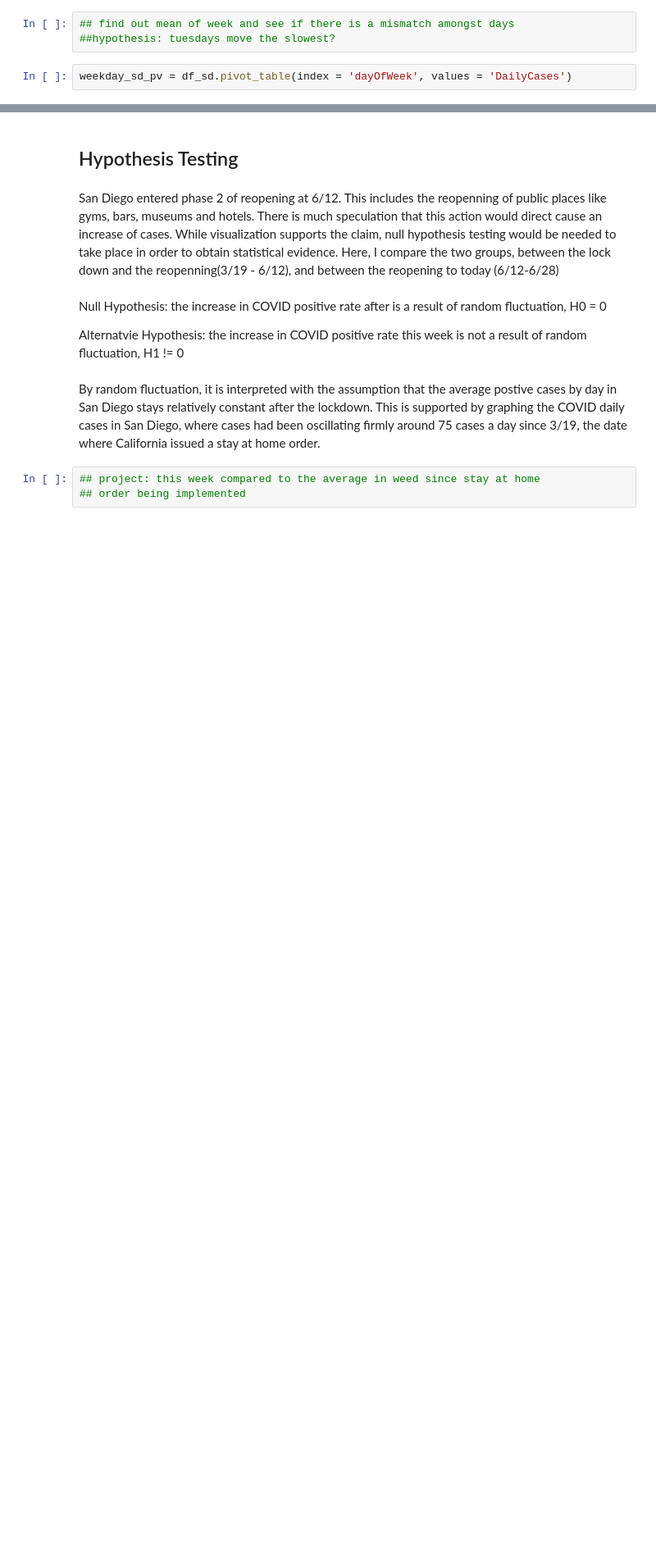
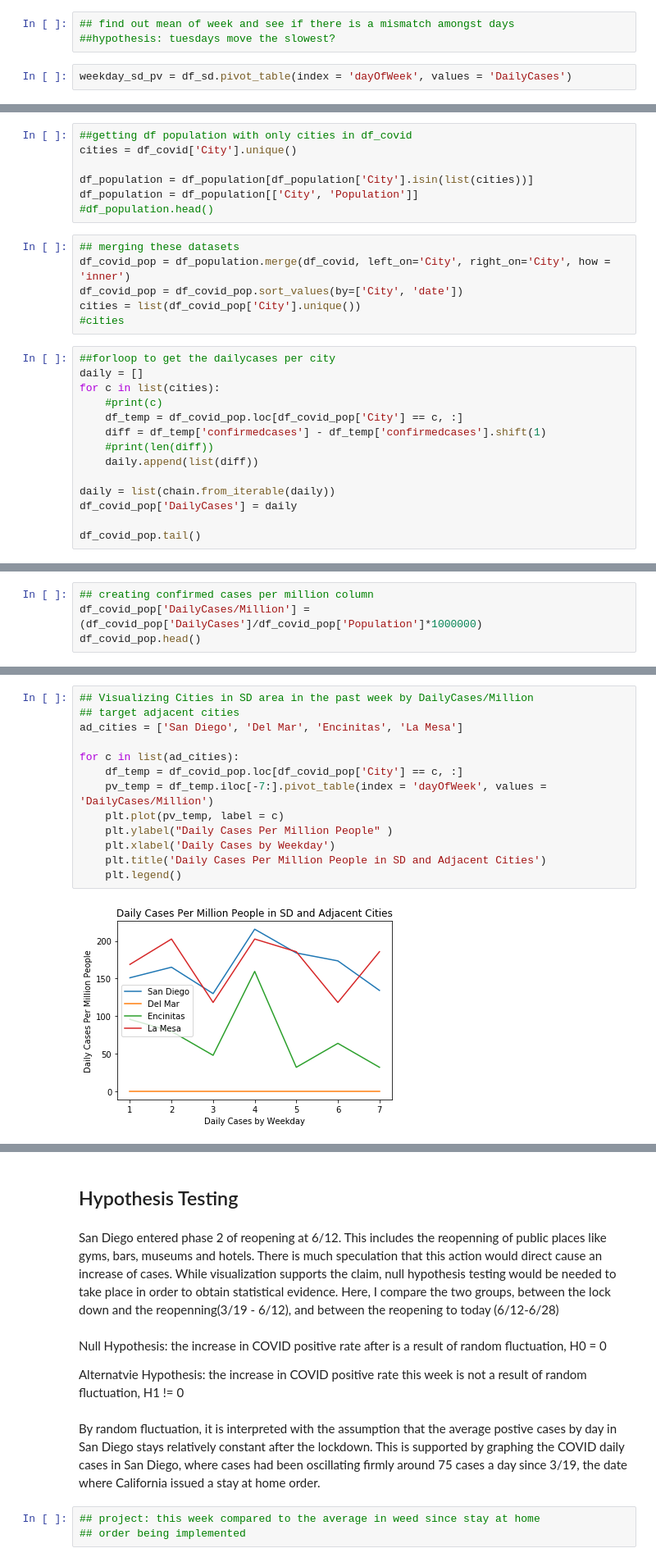
Before and after one commit to waychang626/Summer-2020-Projects-, a Jupyter notebook: COVID19-Project/COVID_SD.ipynb, the cells around one changed output, grey strips where cells are left out. Shown: that part at 82% size. Saved outputs shown, nothing was run; the diff lists cells and outputs as text; blank space fills up the shorter version.

```diff
--- a/COVID19-Project/COVID_SD.ipynb
+++ b/COVID19-Project/COVID_SD.ipynb
@@ -226,0 +196,27 @@ array(['Carlsbad', 'Chula Vista', 'Coronado', 'Del Mar', 'El Cajon',
+# %%
+##getting df population with only cities in df_covid
+cities = df_covid['City'].unique()
+
+df_population = df_population[df_population['City'].isin(list(cities))]
+df_population = df_population[['City', 'Population']]
+#df_population.head()
+# %%
+## merging these datasets
+df_covid_pop = df_population.merge(df_covid, left_on='City', right_on='City', how = 'inner')
+df_covid_pop = df_covid_pop.sort_values(by=['City', 'date'])
+cities = list(df_covid_pop['City'].unique())
+#cities
+# %%
+##forloop to get the dailycases per city
+daily = []
+for c in list(cities):
+    #print(c)
+    df_temp = df_covid_pop.loc[df_covid_pop['City'] == c, :]
+    diff = df_temp['confirmedcases'] - df_temp['confirmedcases'].shift(1)
+    #print(len(diff))
+    daily.append(list(diff))
+
+daily = list(chain.from_iterable(daily))
+df_covid_pop['DailyCases'] = daily
+
+df_covid_pop.tail()
@@ -226,0 +230,4 @@ array(['Carlsbad', 'Chula Vista', 'Coronado', 'Del Mar', 'El Cajon',
+# %%
+## creating confirmed cases per million column
+df_covid_pop['DailyCases/Million'] = (df_covid_pop['DailyCases']/df_covid_pop['Population']*1000000)
+df_covid_pop.head()
@@ -226,0 +241,15 @@ array(['Carlsbad', 'Chula Vista', 'Coronado', 'Del Mar', 'El Cajon',
+# %%
+## Visualizing Cities in SD area in the past week by DailyCases/Million
+## target adjacent cities
+ad_cities = ['San Diego', 'Del Mar', 'Encinitas', 'La Mesa']
+
+for c in list(ad_cities):
+    df_temp = df_covid_pop.loc[df_covid_pop['City'] == c, :]
+    pv_temp = df_temp.iloc[-7:].pivot_table(index = 'dayOfWeek', values = 'DailyCases/Million')
+    plt.plot(pv_temp, label = c)
+    plt.ylabel("Daily Cases Per Million People" )
+    plt.xlabel('Daily Cases by Weekday')
+    plt.title('Daily Cases Per Million People in SD and Adjacent Cities')
+    plt.legend()
+# %% [output]
+[figure, added]
```
Also changed, not shown: parts of 25 cells of this notebook, 3 other files.
